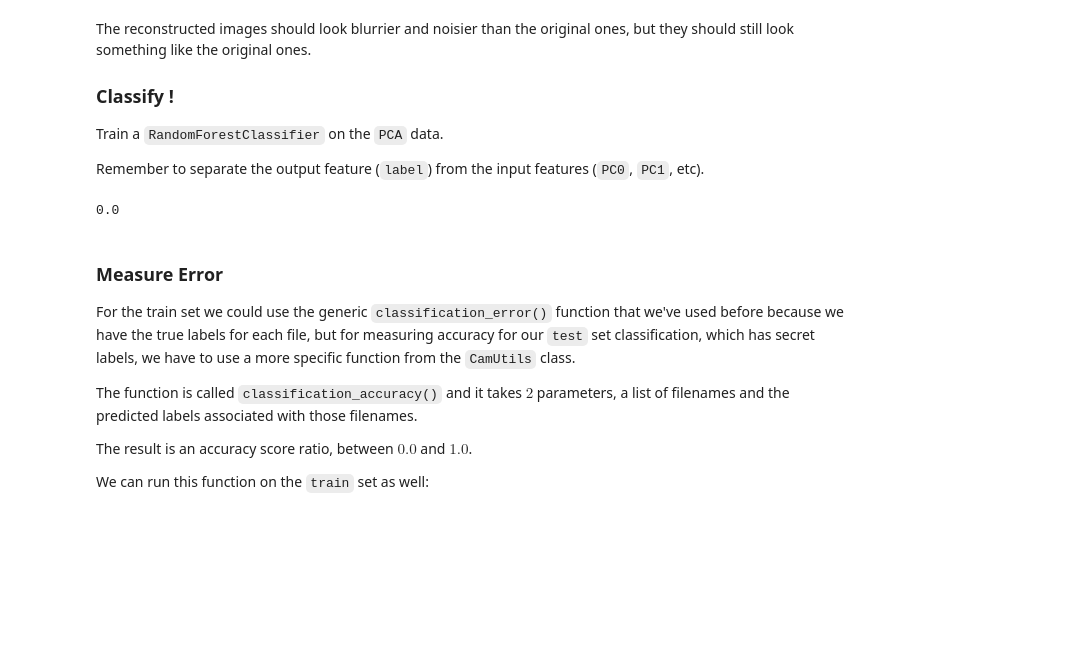
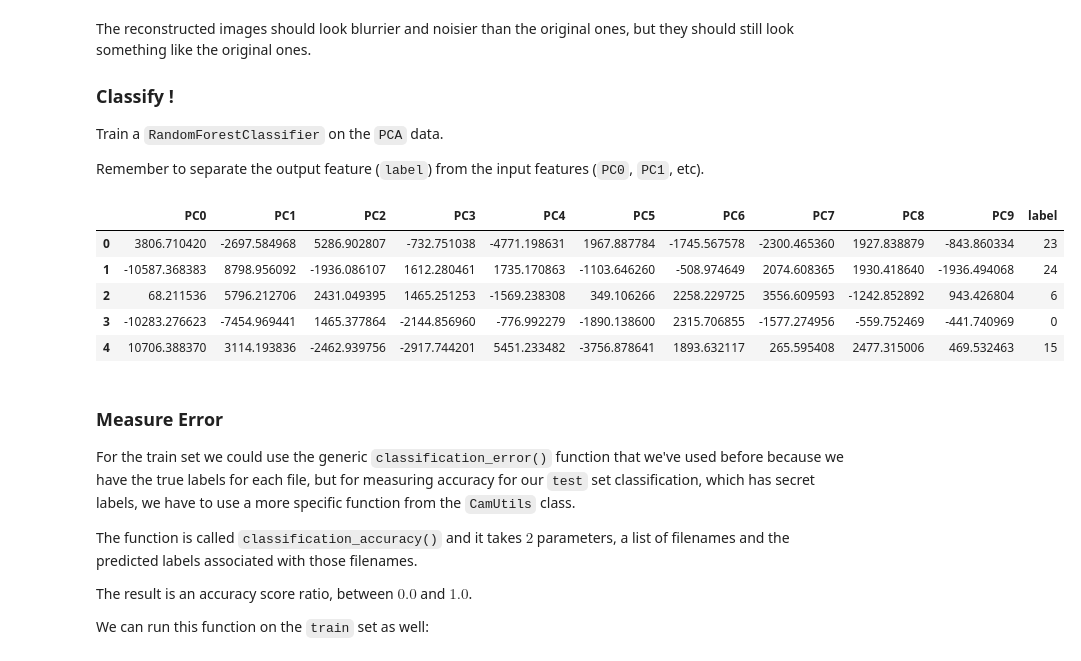
Before and after one commit to DM-GY-9103-Assignments/HW09, a Jupyter notebook: HW09.ipynb, the cells around one changed output. Saved outputs shown, nothing was run; the diff lists cells and outputs as text; code cells hidden in the pictures; blank space fills up the shorter version.

```diff
--- a/HW09.ipynb
+++ b/HW09.ipynb
@@ -395,22 +395,28 @@ Remember to separate the output feature (`label`) from the input features (`PC0`
 # %%
 # TODO: create a classifier
 # TODO: split input and output features
 # TODO: fit the model
 # TODO: run predictions
 train_model = RandomForestClassifier()
 
 train_features = train_df.drop(columns=["label"])
 train_ids = train_df["label"]
 
 train_model.fit(train_features, train_ids)
 
 ## 6. Run the model on the training data
 train_predicted = train_model.predict(train_features)
 
 ## 7. Measure error
 classification_error(train_ids, train_predicted)
+train_df.head()
 # %% [output]
-0.0
+|  | PC0 | PC1 | PC2 | PC3 | PC4 | PC5 | PC6 | PC7 | PC8 | PC9 | label |
+| 0 | 3806.710420 | -2697.584968 | 5286.902807 | -732.751038 | -4771.198631 | 1967.887784 | -1745.567578 | -2300.465360 | 1927.838879 | -843.860334 | 23 |
+| 1 | -10587.368383 | 8798.956092 | -1936.086107 | 1612.280461 | 1735.170863 | -1103.646260 | -508.974649 | 2074.608365 | 1930.418640 | -1936.494068 | 24 |
+| 2 | 68.211536 | 5796.212706 | 2431.049395 | 1465.251253 | -1569.238308 | 349.106266 | 2258.229725 | 3556.609593 | -1242.852892 | 943.426804 | 6 |
+| 3 | -10283.276623 | -7454.969441 | 1465.377864 | -2144.856960 | -776.992279 | -1890.138600 | 2315.706855 | -1577.274956 | -559.752469 | -441.740969 | 0 |
+| 4 | 10706.388370 | 3114.193836 | -2462.939756 | -2917.744201 | 5451.233482 | -3756.878641 | 1893.632117 | 265.595408 | 2477.315006 | 469.532463 | 15 |
 # %% [markdown]
 ### Measure Error
 
```
Also changed, not shown: parts of 7 cells of this notebook.
